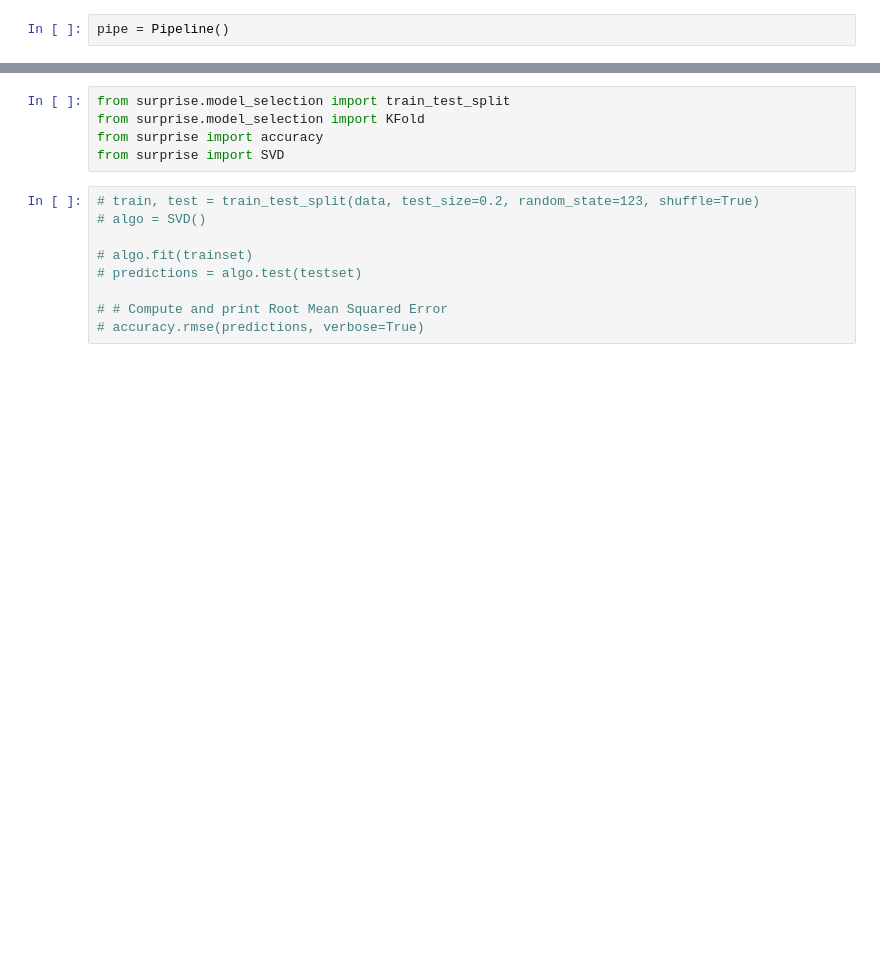
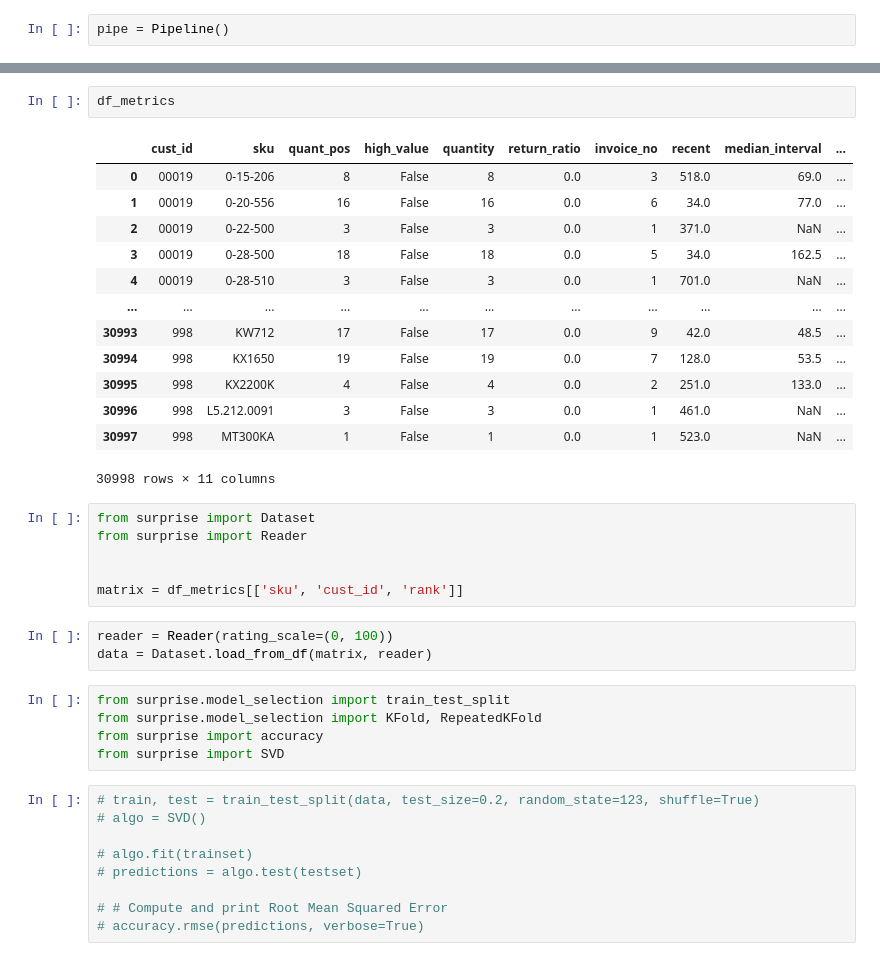
Before and after one commit to fpsawicki/42578-Advanced-Business-Analytics, a Jupyter notebook: Recommender.ipynb, the cells around one changed output, grey strips where cells are left out. Drawn from its saved outputs; the diff is of its cells as text; blank space fills up the shorter version.

```diff
--- a/Recommender.ipynb
+++ b/Recommender.ipynb
@@ -32,6 +121,31 @@ array([ True, False])
+# %%
+df_metrics
+# %% [output]
+|  | cust_id | sku | quant_pos | high_value | quantity | return_ratio | invoice_no | recent | median_interval | ... |
+| 0 | 00019 | 0-15-206 | 8 | False | 8 | 0.0 | 3 | 518.0 | 69.0 | ... |
+| 1 | 00019 | 0-20-556 | 16 | False | 16 | 0.0 | 6 | 34.0 | 77.0 | ... |
+| 2 | 00019 | 0-22-500 | 3 | False | 3 | 0.0 | 1 | 371.0 | NaN | ... |
+| 3 | 00019 | 0-28-500 | 18 | False | 18 | 0.0 | 5 | 34.0 | 162.5 | ... |
+| 4 | 00019 | 0-28-510 | 3 | False | 3 | 0.0 | 1 | 701.0 | NaN | ... |
+| ... | ... | ... | ... | ... | ... | ... | ... | ... | ... | ... |
+| 30993 | 998 | KW712 | 17 | False | 17 | 0.0 | 9 | 42.0 | 48.5 | ... |
+| 30994 | 998 | KX1650 | 19 | False | 19 | 0.0 | 7 | 128.0 | 53.5 | ... |
+| 30995 | 998 | KX2200K | 4 | False | 4 | 0.0 | 2 | 251.0 | 133.0 | ... |
+| 30996 | 998 | L5.212.0091 | 3 | False | 3 | 0.0 | 1 | 461.0 | NaN | ... |
+| 30997 | 998 | MT300KA | 1 | False | 1 | 0.0 | 1 | 523.0 | NaN | ... |
+30998 rows × 11 columns
+# %%
+from surprise import Dataset
+from surprise import Reader
+
+
+matrix = df_metrics[['sku', 'cust_id', 'rank']]
+# %%
+reader = Reader(rating_scale=(0, 100))
+data = Dataset.load_from_df(matrix, reader)
 # %%
 from surprise.model_selection import train_test_split
-from surprise.model_selection import KFold
+from surprise.model_selection import KFold, RepeatedKFold
 from surprise import accuracy
 from surprise import SVD
 # %%
```
Also changed, not shown: parts of 39 cells of this notebook.
